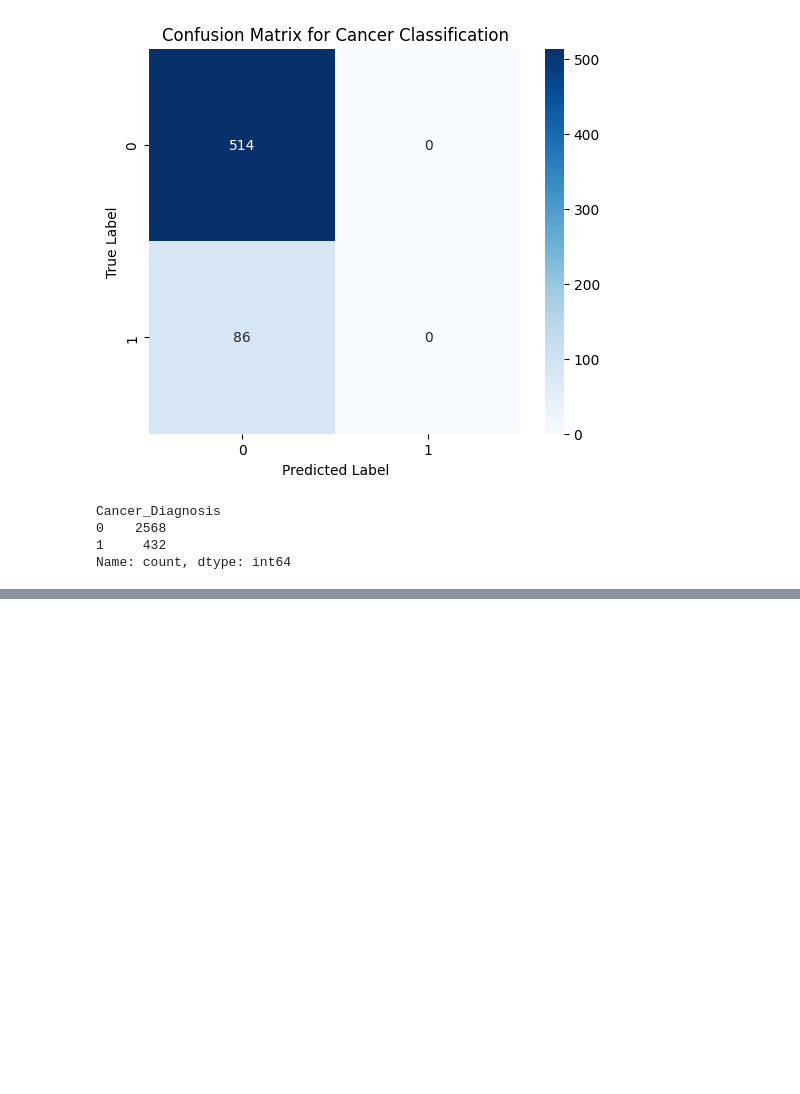
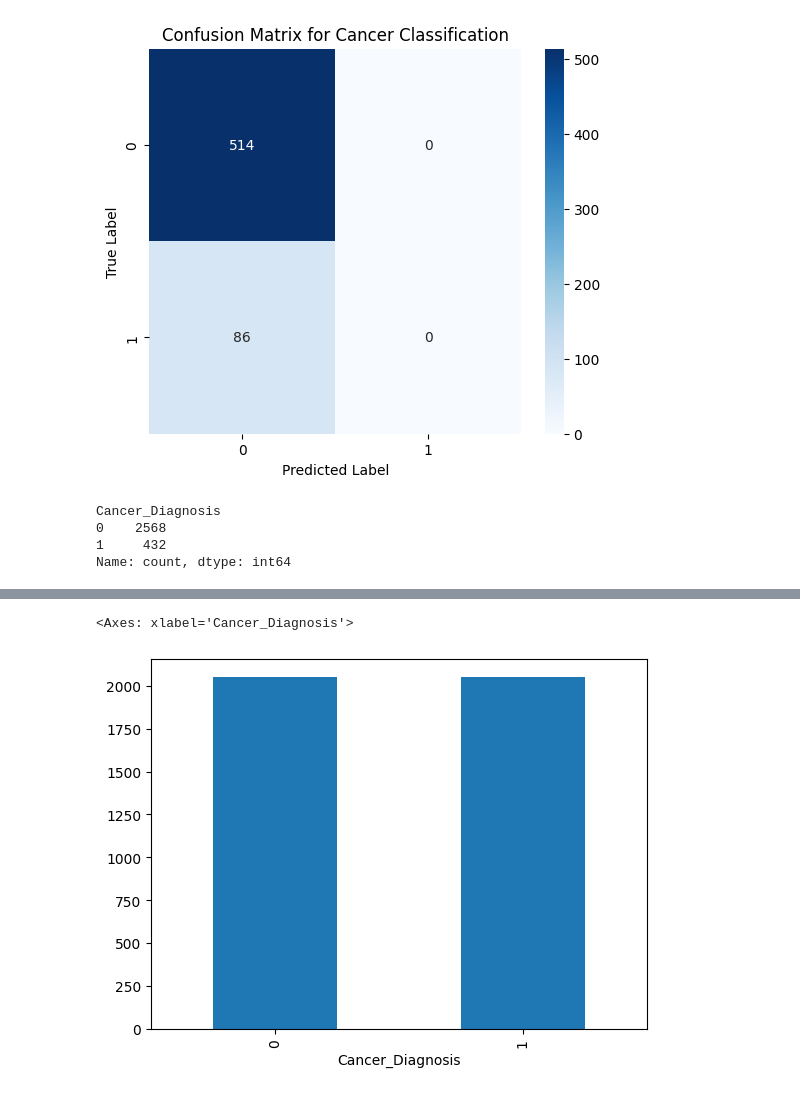
Before and after one commit to rajagowtham0/week-1, a Jupyter notebook: Week1_Day5.ipynb, the cells around one changed output, grey strips where cells are left out. Drawn from its saved outputs; the diff is of its cells as text; code cells hidden in the pictures; blank space fills up the shorter version.

Commit message:
the class imbalance have been found and rectified using the smote

```diff
--- a/Week1_Day5.ipynb
+++ b/Week1_Day5.ipynb
@@ -263,0 +294,9 @@ S
+# %%
+from imblearn.over_sampling import SMOTE
+smote = SMOTE(random_state=42)
+X_train_smote, y_train_smote = smote.fit_resample(
+    X_train_scaled,
+    y_train
+)
+print("Before SMOTE:\n", y_train.value_counts())
+print("\nAfter SMOTE:\n", y_train_smote.value_counts())
@@ -263,0 +315,6 @@ S
+# %%
+import pandas as pd
+pd.Series(y_train_smote).value_counts().plot(kind="bar")
+# %% [output]
+<Axes: xlabel='Cancer_Diagnosis'>
+[figure, added]
```
Also changed, not shown: parts of 3 cells of this notebook.
